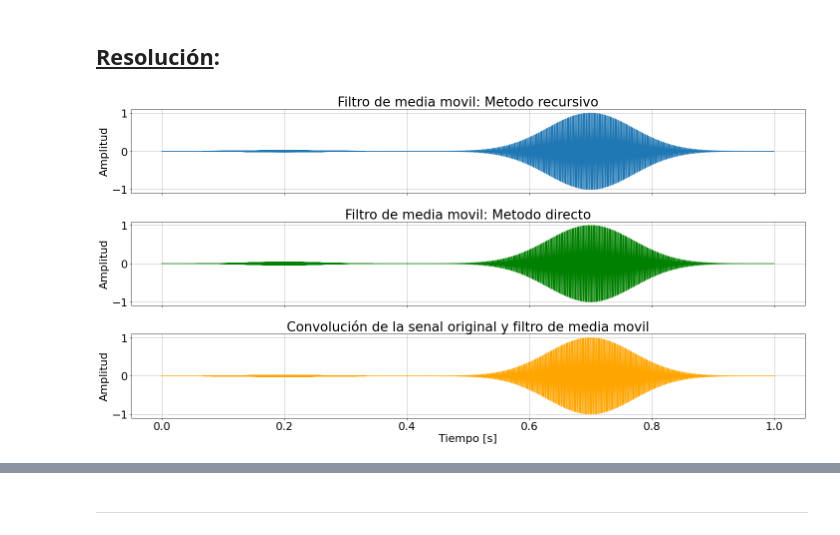
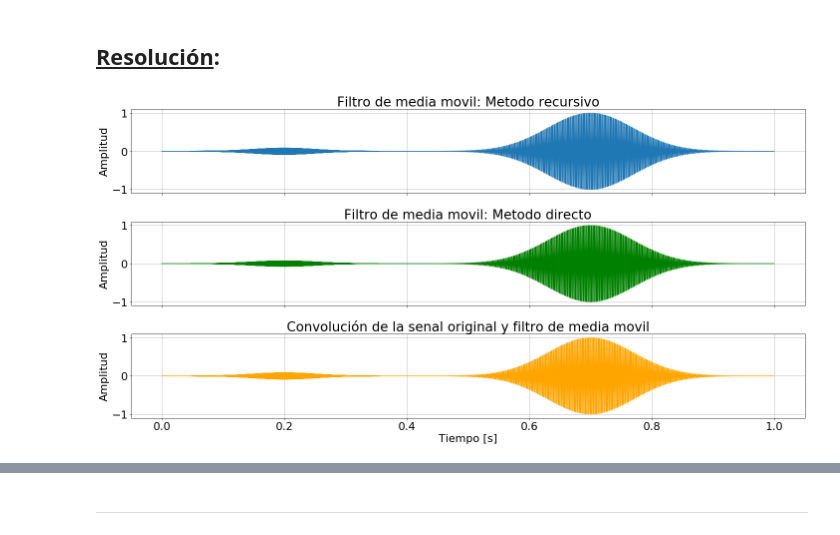
Before and after one commit to reborafs/dsp-untref, a Jupyter notebook: notebook/TP1.ipynb, the cells around one changed output, grey strips where cells are left out. Drawn from its saved outputs; the diff is of its cells as text; code cells hidden in the pictures.

```diff
--- a/notebook/TP1.ipynb
+++ b/notebook/TP1.ipynb
@@ -485,7 +506,7 @@ finish = time.time()
 direct_method_time = finish-start
 
 #Señal filtrada normalizada
-xfd = xfd/max(abs(xfd))
+xfdN = xfd/max(abs(xfd))
 # %%
 plt.rcParams.update({'font.size': 22})
 fig, axs = plt.subplots(2, 1, sharex=True, sharey=True, figsize=[20, 10])
@@ -516,13 +560,13 @@ xfr = mediamovildr(y, window_len)
 finish = time.time()
 recursive_method_time = finish-start
 
-xfr = xfr/max(abs(xfr))
+xfrN = xfr/max(abs(xfr))
 
 plt.rcParams.update({'font.size': 22})
 fig, axs = plt.subplots(2, 1, sharex=True, sharey=True, figsize=[20, 10])
 axs[0].plot(vector_t, y)
 axs[0].set_title(r'$x(t) + noise$')
-axs[1].plot(vector_t[:-window_len+1], xfr, color='green')
+axs[1].plot(vector_t[:-window_len+1], xfrN, color='green')
 axs[1].set_title('Filtro de media movil: Metodo recursivo')
 fig.tight_layout()
 axs.flat[0].set(ylabel='Amplitud')
@@ -545,0 +592,18 @@ El metodo recursivo tardo: 0.051 segundos.
+# %%
+freq_y, fft_y= fft(y, vector_t, 44100)
+freq_xfr, fft_xfr= fft(xfr, vector_t[:window_len+1], 44100)
+
+plt.rcParams.update({'font.size': 22})
+fig, axs = plt.subplots(2, 1, sharex=True, sharey=True, figsize=[20, 10])
+axs[0].plot(freq_y, abs(fft_y))
+axs[0].set_title(r'$fft_y(t)$')
+axs[1].plot(freq_xfr, abs(fft_xfr), color='green')
+axs[1].set_title('FFT Filtro de media movil: Metodo recursivo')
+fig.tight_layout()
+
+axs.flat[0].set(ylabel='Amplitud')
+axs.flat[1].set(ylabel='Amplitud', xlabel='Frecuencia[Hz]')
+
+for ax in axs.flat:
+    ax.grid()
+    ax.set_xlim([0, 15000])
@@ -561,25 +627,25 @@ start = time.time()
 xfconv = mediamovil_conv(y, window_len)
 finish = time.time()
 conv_method_time = finish-start
-xfconv = xfconv/max(abs(xfconv))
+xfconvN = xfconv/max(abs(xfconv))
 # %%
 plt.rcParams.update({'font.size': 22})
 fig, axs = plt.subplots(3, 1, sharex=True, sharey=True, figsize=[20, 10])
-axs[0].plot(vector_t[:-window_len+1], xfd)
+axs[0].plot(vector_t[:-window_len+1], xfdN)
 axs[0].set_title('Filtro de media movil: Metodo recursivo')
-axs[1].plot(vector_t[:-window_len+1], xfr, color='green')
+axs[1].plot(vector_t[:-window_len+1], xfrN, color='green')
 axs[1].set_title('Filtro de media movil: Metodo directo')
-axs[2].plot(vector_t, xfconv[:-window_len+1], color='orange')
+axs[2].plot(vector_t, xfconvN[:-window_len+1], color='orange')
 axs[2].set_title('Convolución de la senal original y filtro de media movil')
 fig.tight_layout()
 axs.flat[0].set(ylabel='Amplitud')
 axs.flat[1].set(ylabel='Amplitud')
 axs.flat[2].set(ylabel='Amplitud', xlabel='Tiempo [s]')
 
 for ax in axs.flat:
     ax.grid()
 # %% [output]
-[figure, old version]
+[figure, new version]
 # %%
 atenuacion_conv = 100*((max(y[:20000])-max(xfconv[:20000]))/max(y[:20000]))
 print('La senal se atenuo en un: ',round(atenuacion_conv,2),"%")
```
Also changed, not shown: parts of 39 cells of this notebook.
